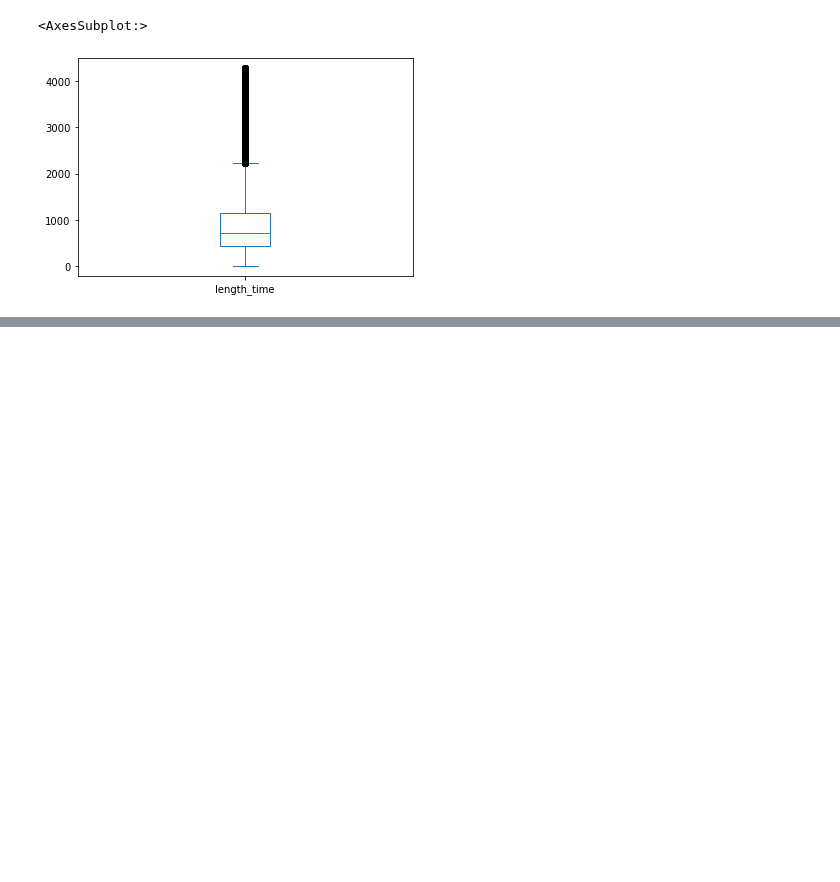
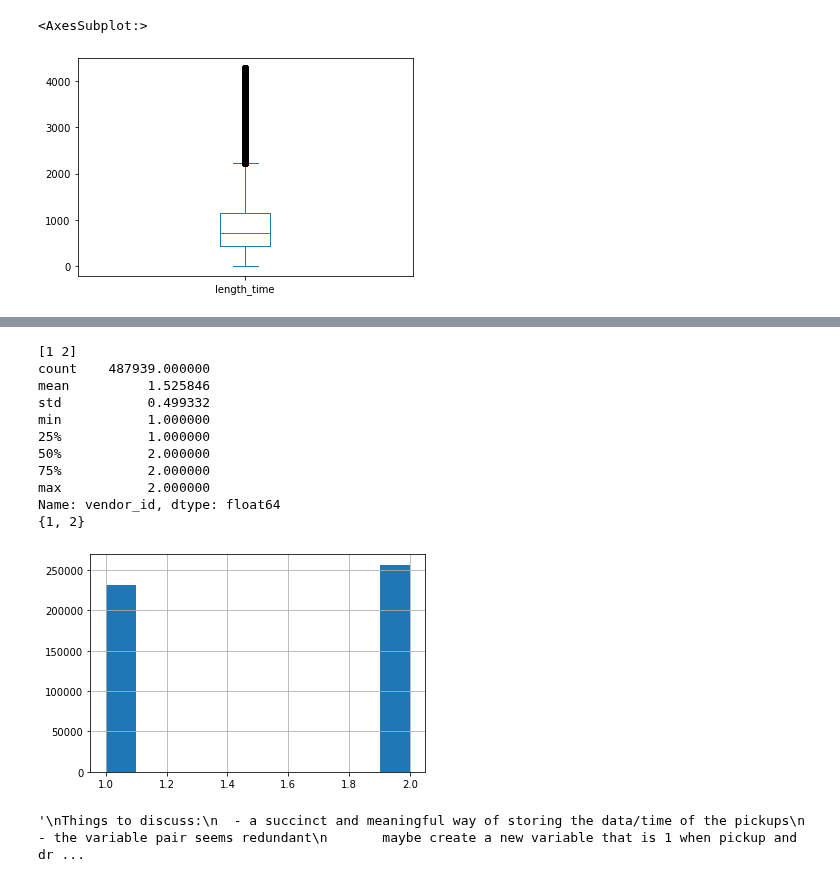
Before and after one commit to MichalKrzyzanski2002/Foundations-Data-Science-Project, a Jupyter notebook: Cleaning.ipynb, the cells around one changed output, grey strips where cells are left out. Saved outputs shown, nothing was run; the diff lists cells and outputs as text; code cells hidden in the pictures; blank space fills up the shorter version.

```diff
--- a/Cleaning.ipynb
+++ b/Cleaning.ipynb
@@ -316,2 +318,30 @@ Name: passenger_count, dtype: float64
 # %%
 data=data.loc[data["passenger_count"]>0] #There should not be any rides with 0 passengers
+# %%
+print(data["vendor_id"].unique())
+describe("vendor_id")
+# maybe we shuld delete this
+# %% [output]
+[1 2]
+count    487939.000000
+mean          1.525846
+std           0.499332
+min           1.000000
+25%           1.000000
+50%           2.000000
+75%           2.000000
+max           2.000000
+Name: vendor_id, dtype: float64
+{1, 2}
+[figure, added]
+# %%
+'''
+Things to discuss:
+  - a succinct and meaningful way of storing the data/time of the pickups
+  - the variable pair seems redundant
+       maybe create a new variable that is 1 when pickup and dropoff NTA is the same and the new area when different
+
+
+'''
+# %% [output]
+'\nThings to discuss:\n  - a succinct and meaningful way of storing the data/time of the pickups\n  - the variable pair seems redundant\n       maybe create a new variable that is 1 when pickup and dr ...
```
Also changed, not shown: parts of 18 cells of this notebook.
